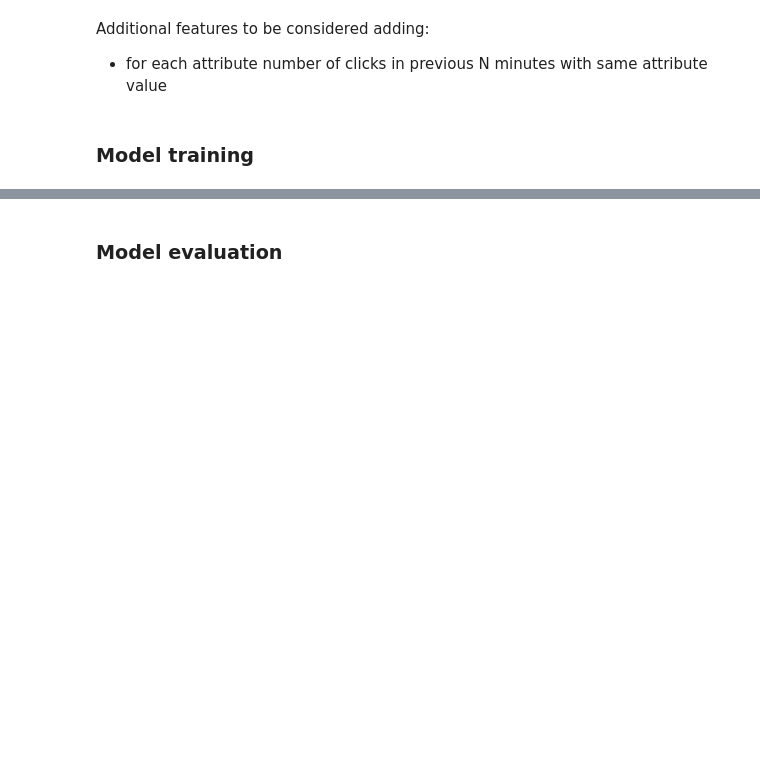
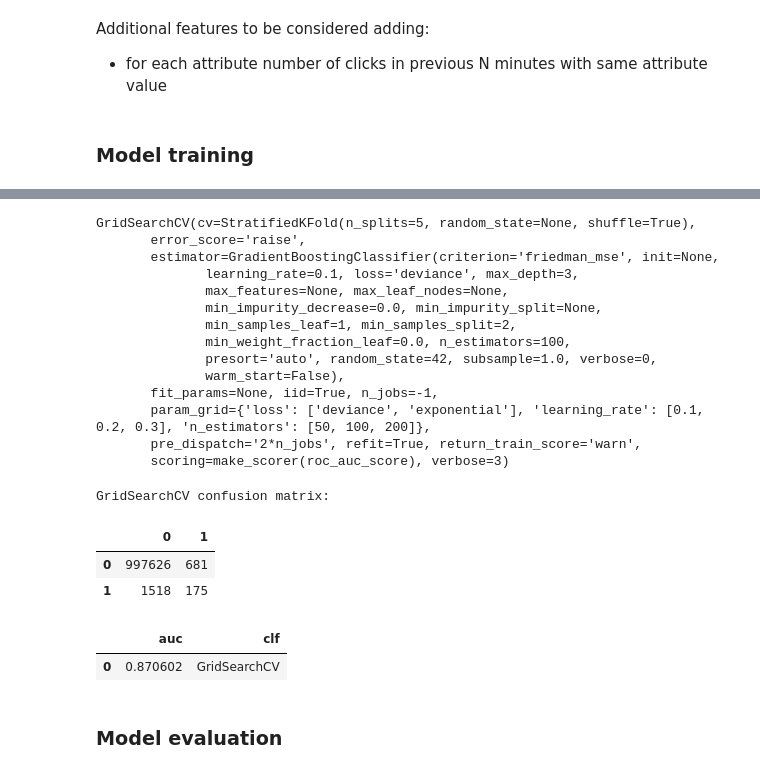
Before and after one commit to dkomlen/kaggle, a Jupyter notebook: talkingdata-adtracking-fraud-detection/fraud-detection.ipynb, the cells around one changed output, grey strips where cells are left out. Cells and saved outputs as stored; diff of their text form; code cells hidden in the pictures; blank space fills up the shorter version.

```diff
--- a/talkingdata-adtracking-fraud-detection/fraud-detection.ipynb
+++ b/talkingdata-adtracking-fraud-detection/fraud-detection.ipynb
@@ -464,3 +335,30 @@ GradientBoostingClassifier(criterion='friedman_mse', init=None,
+# %%
+from sklearn.externals import joblib
+
+model = joblib.load('final_model.joblib')
+
+display(pd.DataFrame(evaluate_model(model, test_sens_X, test_sens_y)))
+# %% [output]
+GridSearchCV(cv=StratifiedKFold(n_splits=5, random_state=None, shuffle=True),
+       error_score='raise',
+       estimator=GradientBoostingClassifier(criterion='friedman_mse', init=None,
+              learning_rate=0.1, loss='deviance', max_depth=3,
+              max_features=None, max_leaf_nodes=None,
+              min_impurity_decrease=0.0, min_impurity_split=None,
+              min_samples_leaf=1, min_samples_split=2,
+              min_weight_fraction_leaf=0.0, n_estimators=100,
+              presort='auto', random_state=42, subsample=1.0, verbose=0,
+              warm_start=False),
+       fit_params=None, iid=True, n_jobs=-1,
+       param_grid={'loss': ['deviance', 'exponential'], 'learning_rate': [0.1, 0.2, 0.3], 'n_estimators': [50, 100, 200]},
+       pre_dispatch='2*n_jobs', refit=True, return_train_score='warn',
+       scoring=make_scorer(roc_auc_score), verbose=3)
+GridSearchCV confusion matrix:
+|  | 0 | 1 |
+| 0 | 997626 | 681 |
+| 1 | 1518 | 175 |
+|  | auc | clf |
+| 0 | 0.870602 | GridSearchCV |
 # %% [markdown]
 ### Model evaluation
 # %%
```
Also changed, not shown: parts of 24 cells of this notebook.
